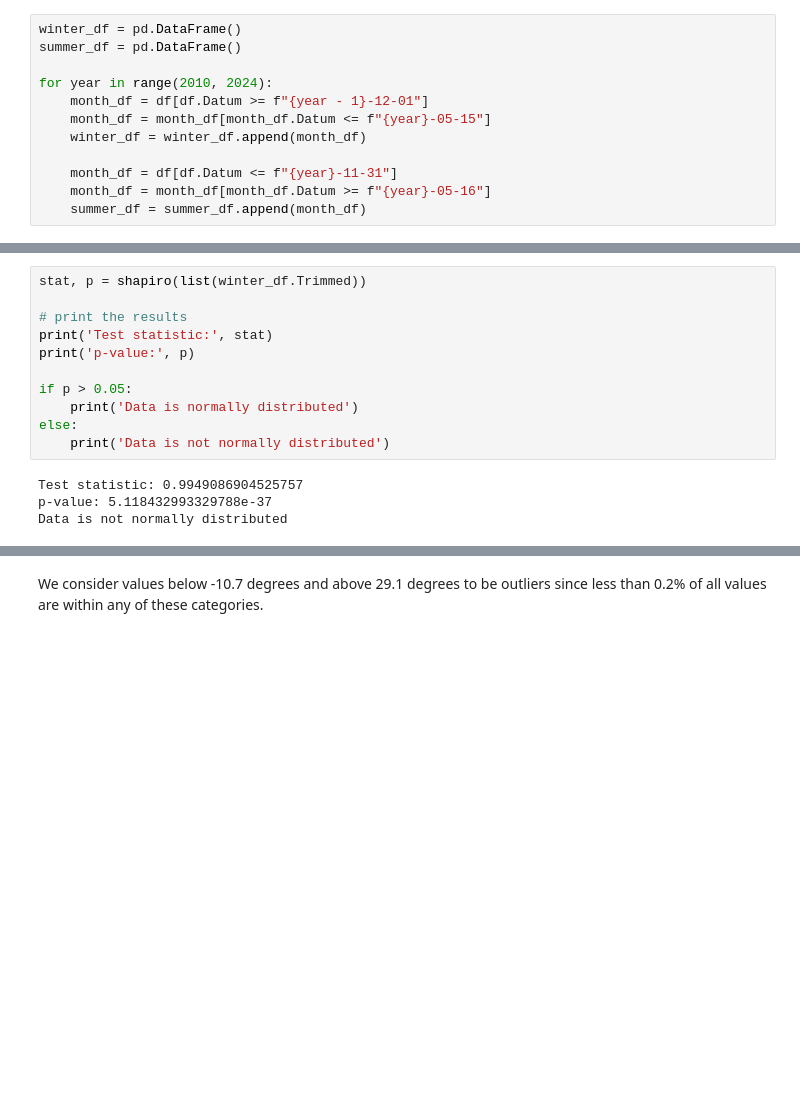
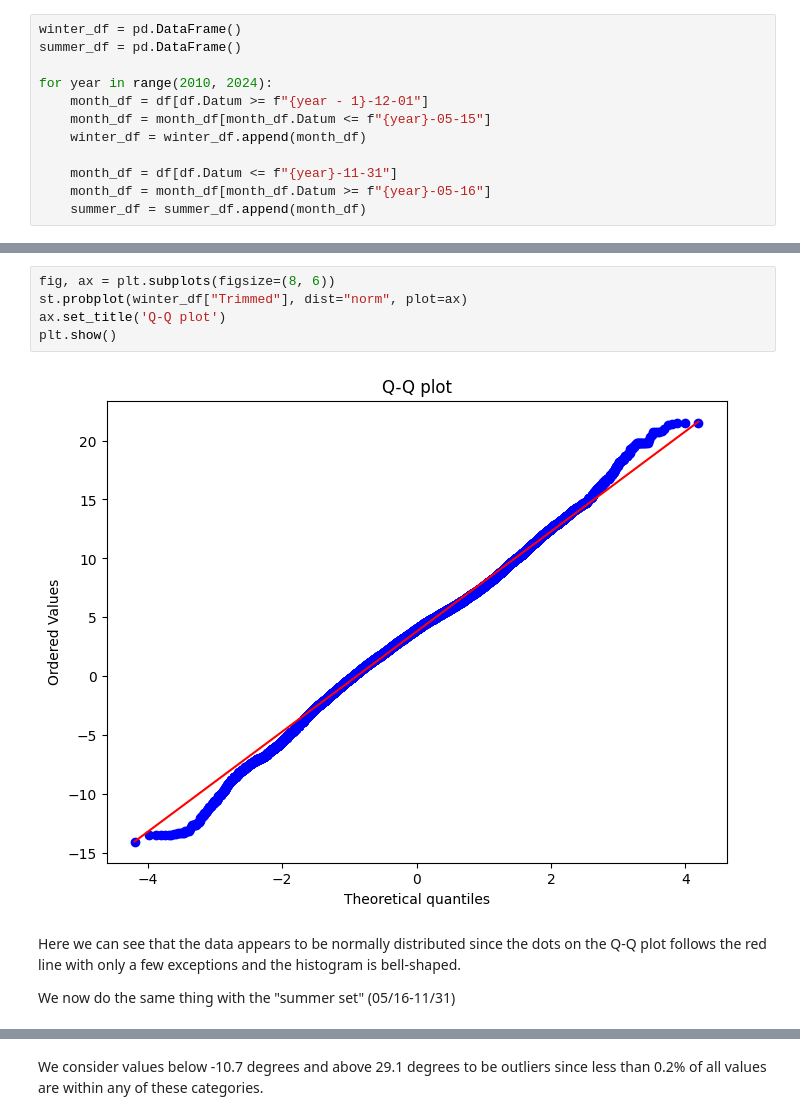
Before and after one commit to SebbeCaliban/DataAnalys, a Jupyter notebook: Smhi_analys.ipynb, the cells around one changed output, grey strips where cells are left out. Drawn from its saved outputs; the diff is of its cells as text; blank space fills up the shorter version.

```diff
--- a/Smhi_analys.ipynb
+++ b/Smhi_analys.ipynb
@@ -390,18 +343,15 @@ plt.show()
-# %%
-stat, p = shapiro(list(winter_df.Trimmed))
-
-# print the results
-print('Test statistic:', stat)
-print('p-value:', p)
-
-if p > 0.05:
-    print('Data is normally distributed')
-else:
-    print('Data is not normally distributed')
-# %% [output]
-Test statistic: 0.9949086904525757
-p-value: 5.118432993329788e-37
-Data is not normally distributed
+# %%
+fig, ax = plt.subplots(figsize=(8, 6))
+st.probplot(winter_df["Trimmed"], dist="norm", plot=ax)
+ax.set_title('Q-Q plot')
+plt.show()
+# %% [output]
+[figure, added]
+# %% [markdown]
+Here we can see that the data appears to be normally distributed since the dots on the Q-Q plot follows the red line with only a few exceptions and the histogram is bell-shaped.
+
+
+We now do the same thing with the "summer set" (05/16-11/31)
 # %%
 plt.hist(summer_df['Trimmed'], bins=50)
 
```
Also changed, not shown: parts of 45 cells of this notebook.
